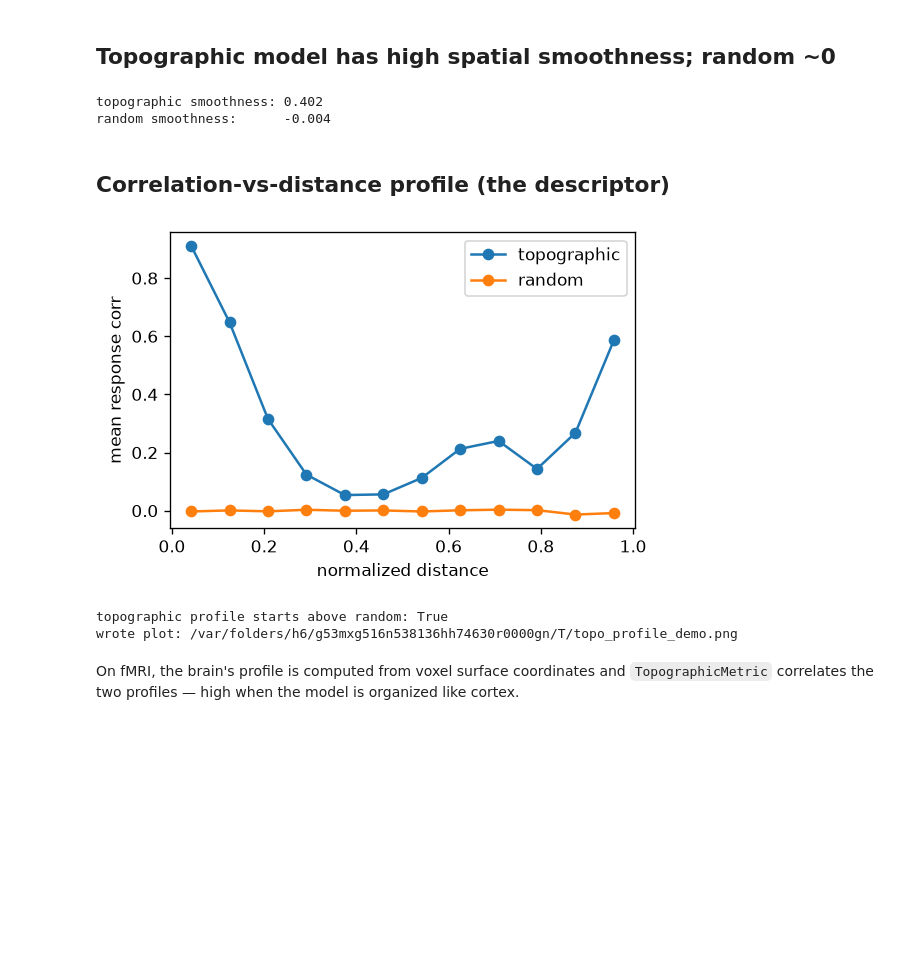
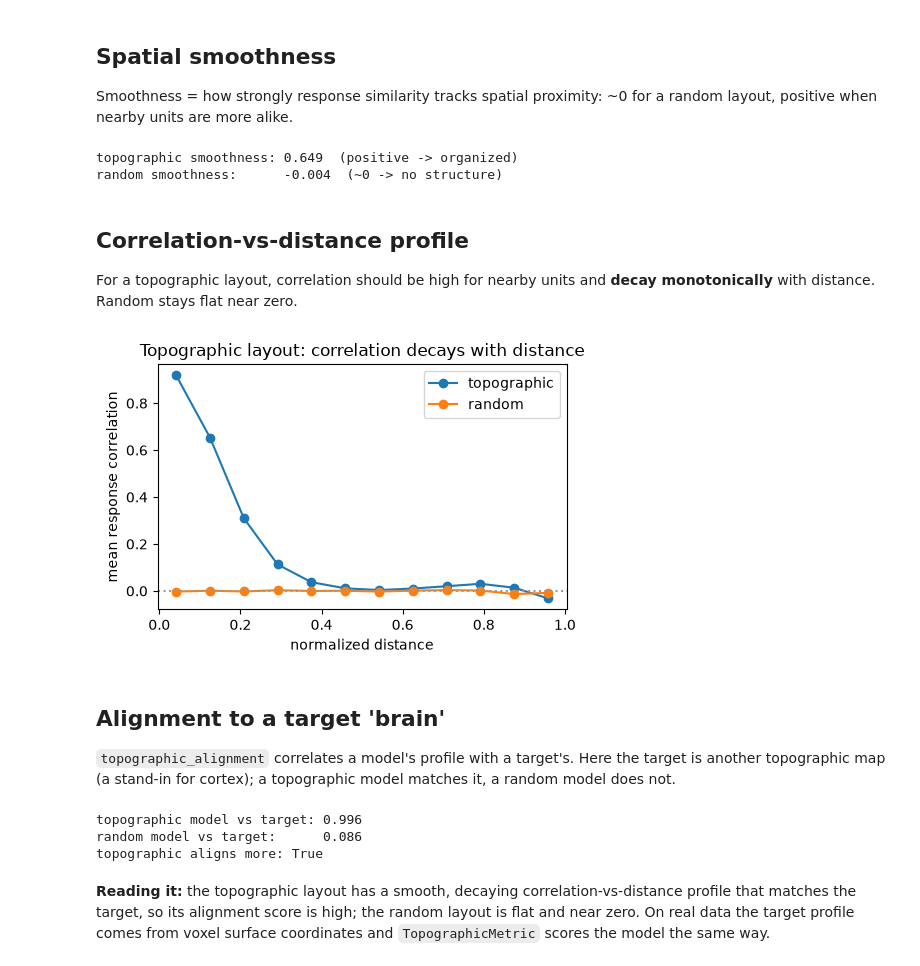
Before and after one commit to KartikP/brainscore-unified, a Jupyter notebook: notebooks/06_topographic_metric.ipynb, the cells around one changed output. Drawn from its saved outputs; the diff is of its cells as text; code cells hidden in the pictures; blank space fills up the shorter version.

Commit message:
Fix notebook 06 wrap-around artifact, add real alignment; suppress warning noise

```diff
--- a/notebooks/06_topographic_metric.ipynb
+++ b/notebooks/06_topographic_metric.ipynb
@@ -24,37 +32,48 @@ def rand(n=60,g=16,seed=0):
-# %% [markdown]
-## Topographic model has high spatial smoothness; random ~0
+# %% [markdown]
+## Spatial smoothness
+
+Smoothness = how strongly response similarity tracks spatial proximity: ~0 for a random layout, positive when nearby units are more alike.
 # %%
-tr,tp=topo(); rr,rp=rand()
-print('topographic smoothness:', round(spatial_smoothness(tr,tp),3))
-print('random smoothness:     ', round(spatial_smoothness(rr,rp),3))
+tr, tp = topographic(); rr, rp = random_layout()
+print('topographic smoothness:', round(spatial_smoothness(tr, tp), 3), ' (positive -> organized)')
+print('random smoothness:     ', round(spatial_smoothness(rr, rp), 3), ' (~0 -> no structure)')
 # %% [output]
-topographic smoothness: 0.402
-random smoothness:      -0.004
+topographic smoothness: 0.649  (positive -> organized)
+random smoothness:      -0.004  (~0 -> no structure)
-# %% [markdown]
-## Correlation-vs-distance profile (the descriptor)
+# %% [markdown]
+## Correlation-vs-distance profile
+
+For a topographic layout, correlation should be high for nearby units and **decay monotonically** with distance. Random stays flat near zero.
 # %%
-from pathlib import Path
-import tempfile
-from IPython.display import Image, display
 import matplotlib.pyplot as plt
-
 cx, cy, _ = correlation_distance_profile(tr, tp, n_bins=12)
 rx, ry, _ = correlation_distance_profile(rr, rp, n_bins=12)
-plt.figure(figsize=(5, 3.2))
-plt.plot(cx, cy, '-o', label='topographic')
-plt.plot(rx, ry, '-o', label='random')
-plt.xlabel('normalized distance')
-plt.ylabel('mean response corr')
-plt.legend()
-out_png = Path(tempfile.gettempdir()) / 'topo_profile_demo.png'
-plt.savefig(out_png, dpi=120, bbox_inches='tight')
-plt.close()
-display(Image(str(out_png)))
-print('topographic profile starts above random:', bool(cy[0] > ry[0]))
-print('wrote plot:', out_png)
+fig, ax = plt.subplots(figsize=(5, 3.4))
+ax.plot(cx, cy, '-o', label='topographic')
+ax.plot(rx, ry, '-o', label='random')
+ax.axhline(0, ls=':', c='0.6')
+ax.set_xlabel('normalized distance'); ax.set_ylabel('mean response correlation')
+ax.set_title('Topographic layout: correlation decays with distance'); ax.legend()
+fig.tight_layout(); plt.show()
 # %% [output]
-[figure, old version]
+[figure, new version]
-topographic profile starts above random: True
-wrote plot: /var/folders/h6/g53mxg516n538136hh74630r0000gn/T/topo_profile_demo.png
-# %% [markdown]
-On fMRI, the brain's profile is computed from voxel surface coordinates and `TopographicMetric` correlates the two profiles — high when the model is organized like cortex.
+# %% [markdown]
+## Alignment to a target 'brain'
+
+`topographic_alignment` correlates a model's profile with a target's. Here the target is another topographic map (a stand-in for cortex); a topographic model matches it, a random model does not.
+# %%
+brain, bp = topographic(seed=1)                 # target with spatial structure
+align_topo = topographic_alignment(tr, tp, brain, bp, n_bins=12)[0]
+align_rand = topographic_alignment(rr, rp, brain, bp, n_bins=12)[0]
+print(f'topographic model vs target: {float(align_topo):.3f}')
+print(f'random model vs target:      {float(align_rand):.3f}')
+print('topographic aligns more:', float(align_topo) > float(align_rand))
+# %% [output]
+topographic model vs target: 0.996
+random model vs target:      0.086
+topographic aligns more: True
+# %% [markdown]
+**Reading it:** the topographic layout has a smooth, decaying correlation-vs-distance
+profile that matches the target, so its alignment score is high; the random layout
+is flat and near zero. On real data the target profile comes from voxel surface
+coordinates and `TopographicMetric` scores the model the same way.
```
Also changed, not shown: parts of 4 cells of this notebook, 1 other file.
